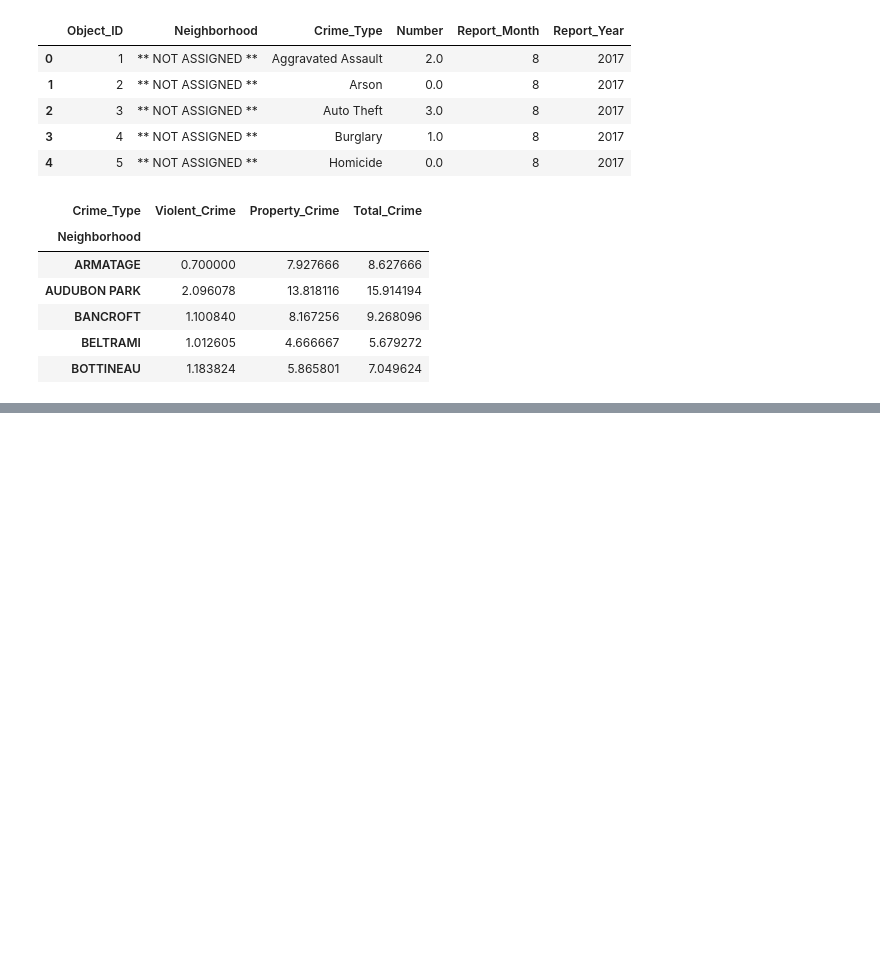
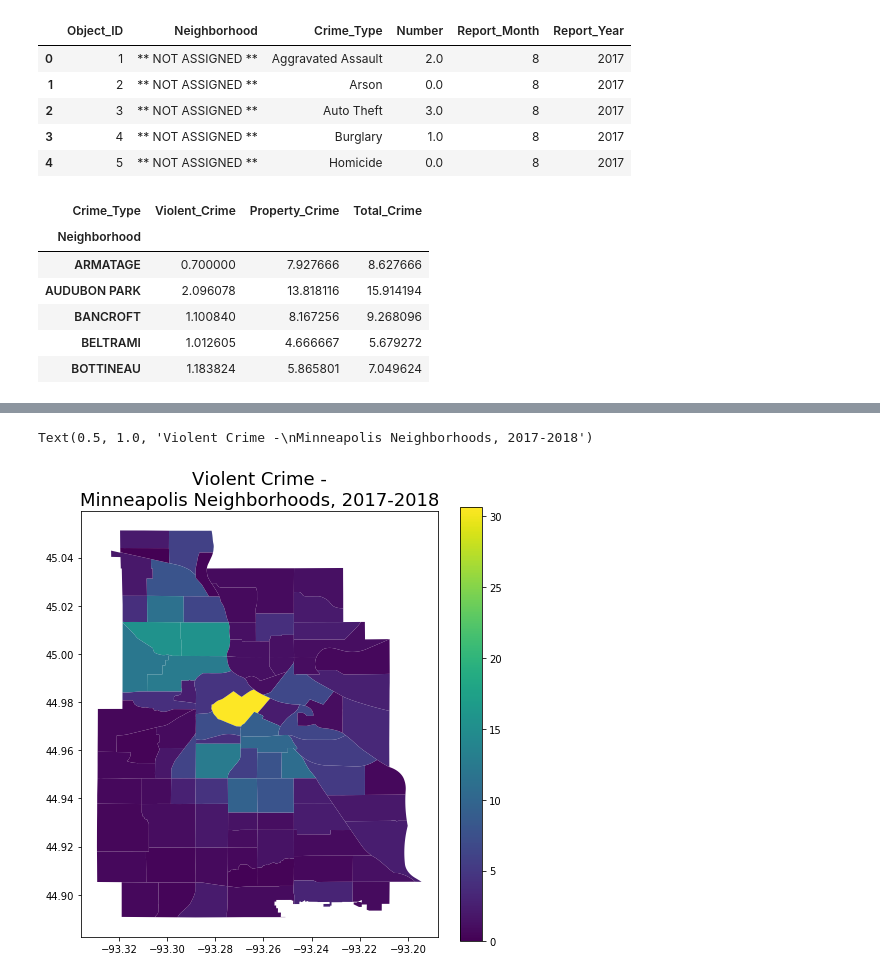
Before and after one commit to alvern/Group_Project_Grad_Rates, a Jupyter notebook: Heatmaps_Jack.ipynb, the cells around one changed output, grey strips where cells are left out. Saved outputs shown, nothing was run; the diff lists cells and outputs as text; code cells hidden in the pictures; blank space fills up the shorter version.

```diff
--- a/Heatmaps_Jack.ipynb
+++ b/Heatmaps_Jack.ipynb
@@ -471,0 +491,8 @@ matplotlib.axes._subplots.AxesSubplot
+# %%
+combined_hoods.plot(column='Violent_Crime', legend=True, figsize=(8,8))
+plt.title("Violent Crime -\n" \
+          "Minneapolis Neighborhoods, 2017-2018",
+         fontsize=18)
+# %% [output]
+Text(0.5, 1.0, 'Violent Crime -\nMinneapolis Neighborhoods, 2017-2018')
+[figure, added]
```
Also changed, not shown: parts of 6 cells of this notebook, 1 other file.
